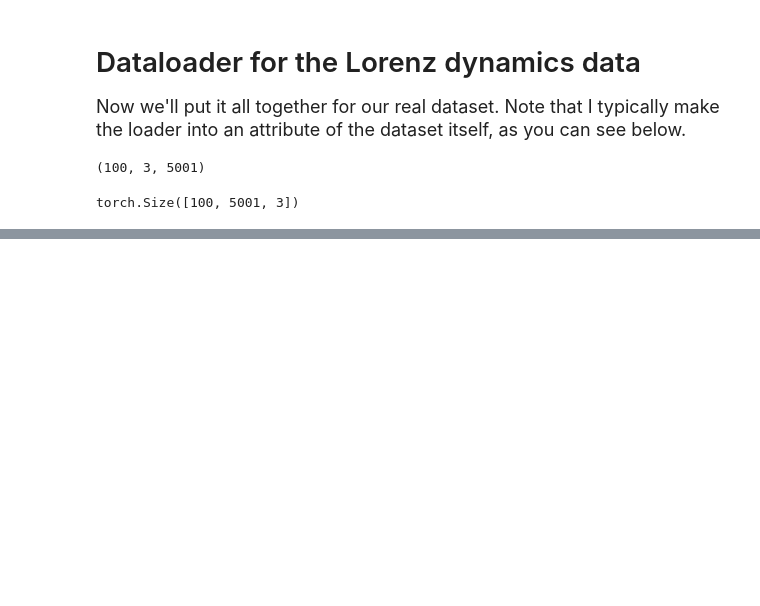
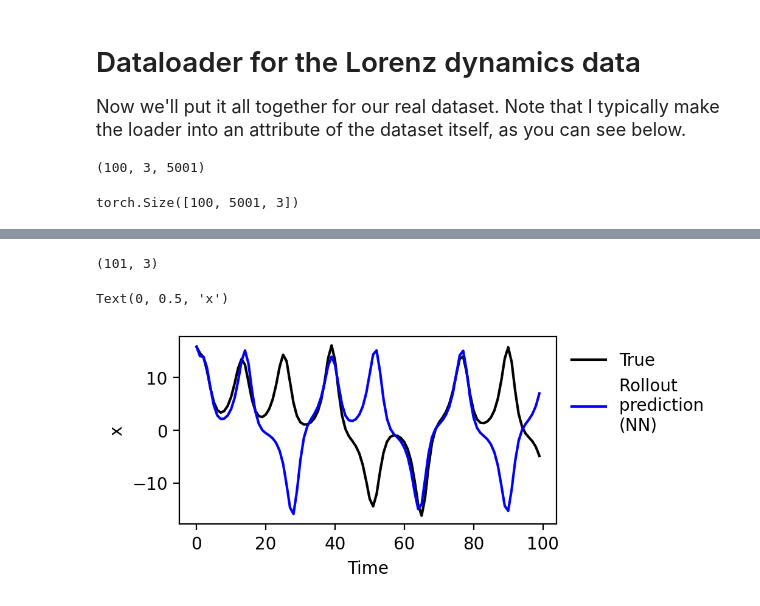
Before and after one commit to schmittms/ML_tutorial, a Jupyter notebook: 04_intro_to_datasets.ipynb, the cells around one changed output, grey strips where cells are left out. Drawn from its saved outputs; the diff is of its cells as text; code cells hidden in the pictures; blank space fills up the shorter version.

```diff
--- a/04_intro_to_datasets.ipynb
+++ b/04_intro_to_datasets.ipynb
@@ -305,16 +422,0 @@ ax.set_ylim(-2,2)
-# %%
-prediction_history = []
-loss_history = []
-
-for step in range(1000):
-    model.optimizer.zero_grad() # clear any gradients, so that we can calculate them anew
-
-    predictions = model(inputs)
-
-    loss = torch.mean((predictions - outputs)**2) # here I do mean (instead of sum) to keep the values of the loss small. Otherwise they can blow up.
-
-    loss.backward() # calculate gradients
-    model.optimizer.step() # will do a gradient step
-
-    loss_history.append(loss.detach())
-    prediction_history.append(predictions.detach().cpu().numpy())
@@ -429,0 +429,25 @@ for a, w in zip(ax, weights_to_plot):
+# %%
+inpt_data  = dataset_lorenz.data[0,::dataset_lorenz.dT].float().to(device)#.detach().cpu().numpy() # inputs
+
+init_cond = inpt_data[0]
+predictions = [init_cond]
+for i in range(100):
+    pred = model(predictions[-1]).detach() # make next step prediction using last element
+    predictions.append(pred)
+
+predictions = torch.stack(predictions).detach().cpu().numpy()
+print(predictions.shape)
+
+fig,ax=plt.subplots(1,1,figsize=(4,2),dpi=200)
+
+ax.plot(inpt_data[:100,0].detach().cpu().numpy(), color='k', label='True')
+ax.plot(predictions[:100,0], color='b', label='Rollout \nprediction \n(NN)')
+
+ax.legend(frameon=False, bbox_to_anchor=(1,1), loc='upper left', )
+
+ax.set_xlabel('Time')
+ax.set_ylabel('x')
+# %% [output]
+(101, 3)
+Text(0, 0.5, 'x')
+[figure, added]
```
Also changed, not shown: parts of 34 cells of this notebook.
